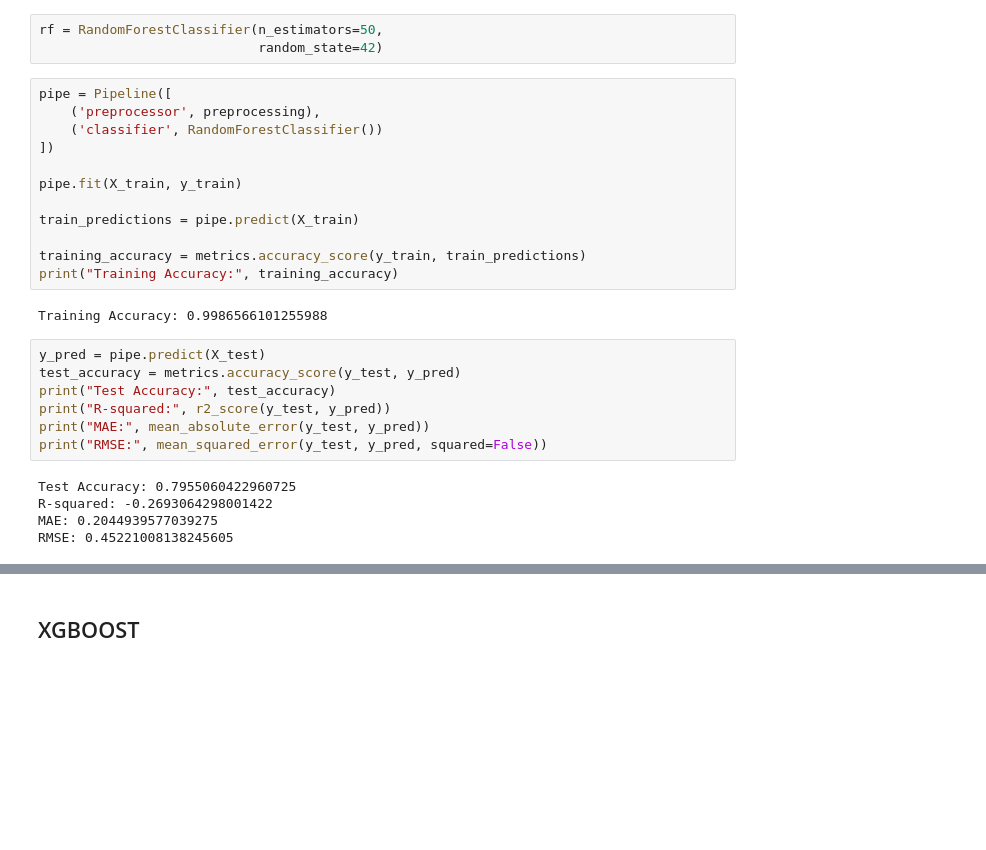
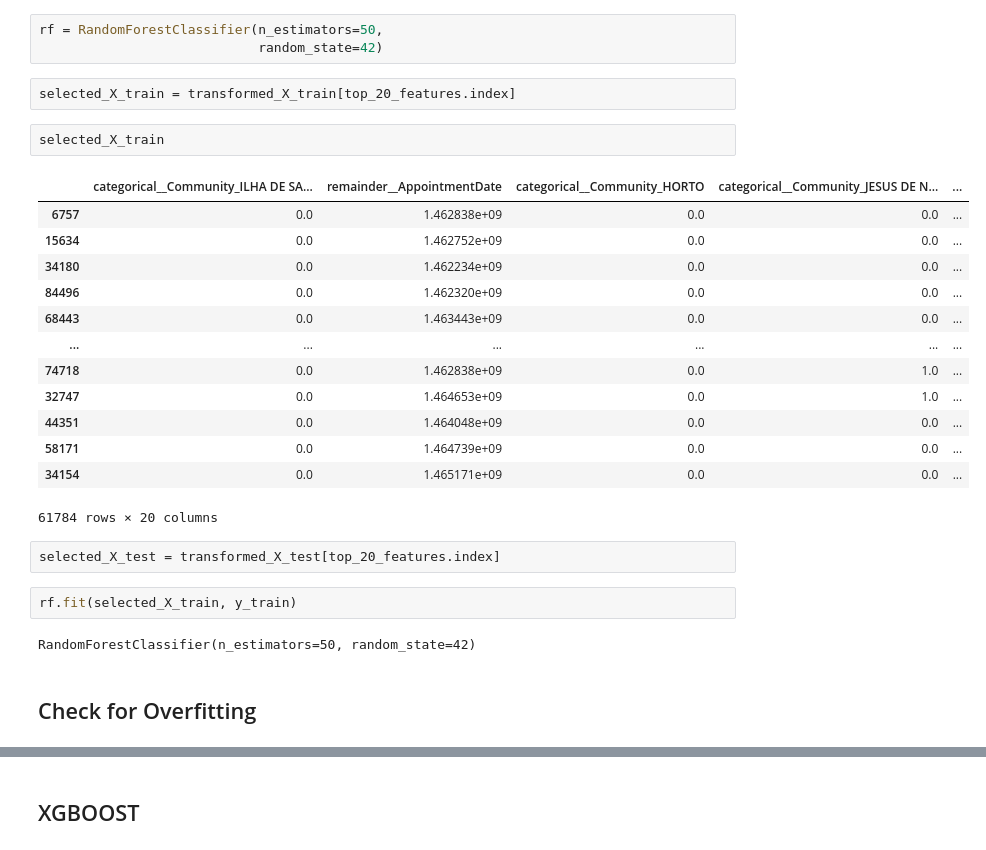
Before and after one commit to kiraduske/DataScience_project, a Jupyter notebook: Data Science Project.ipynb, the cells around one changed output, grey strips where cells are left out. Drawn from its saved outputs; the diff is of its cells as text; blank space fills up the shorter version.

```diff
--- a/Data Science Project.ipynb
+++ b/Data Science Project.ipynb
@@ -674,29 +784,29 @@ y_test = label_encoder.transform(y_test)
 # %%
 rf = RandomForestClassifier(n_estimators=50,
                             random_state=42)
-# %%
-pipe = Pipeline([
-    ('preprocessor', preprocessing),
-    ('classifier', RandomForestClassifier())
-])
-
-pipe.fit(X_train, y_train)
-
-train_predictions = pipe.predict(X_train)
-
-training_accuracy = metrics.accuracy_score(y_train, train_predictions)
-print("Training Accuracy:", training_accuracy)
-# %% [output]
-Training Accuracy: 0.9986566101255988
-# %%
-y_pred = pipe.predict(X_test)
-test_accuracy = metrics.accuracy_score(y_test, y_pred)
-print("Test Accuracy:", test_accuracy)
-print("R-squared:", r2_score(y_test, y_pred))
-print("MAE:", mean_absolute_error(y_test, y_pred))
-print("RMSE:", mean_squared_error(y_test, y_pred, squared=False))
-# %% [output]
-Test Accuracy: 0.7955060422960725
-R-squared: -0.2693064298001422
-MAE: 0.2044939577039275
-RMSE: 0.45221008138245605
+# %%
+selected_X_train = transformed_X_train[top_20_features.index]
+# %%
+selected_X_train
+# %% [output]
+|  | categorical__Community_ILHA DE SA... | remainder__AppointmentDate | categorical__Community_HORTO | categorical__Community_JESUS DE N... | ... |
+| 6757 | 0.0 | 1.462838e+09 | 0.0 | 0.0 | ... |
+| 15634 | 0.0 | 1.462752e+09 | 0.0 | 0.0 | ... |
+| 34180 | 0.0 | 1.462234e+09 | 0.0 | 0.0 | ... |
+| 84496 | 0.0 | 1.462320e+09 | 0.0 | 0.0 | ... |
+| 68443 | 0.0 | 1.463443e+09 | 0.0 | 0.0 | ... |
+| ... | ... | ... | ... | ... | ... |
+| 74718 | 0.0 | 1.462838e+09 | 0.0 | 1.0 | ... |
+| 32747 | 0.0 | 1.464653e+09 | 0.0 | 1.0 | ... |
+| 44351 | 0.0 | 1.464048e+09 | 0.0 | 0.0 | ... |
+| 58171 | 0.0 | 1.464739e+09 | 0.0 | 0.0 | ... |
+| 34154 | 0.0 | 1.465171e+09 | 0.0 | 0.0 | ... |
+61784 rows × 20 columns
+# %%
+selected_X_test = transformed_X_test[top_20_features.index]
+# %%
+rf.fit(selected_X_train, y_train)
+# %% [output]
+RandomForestClassifier(n_estimators=50, random_state=42)
+# %% [markdown]
+## Check for Overfitting
```
Also changed, not shown: parts of 24 cells of this notebook, 1 other file.
